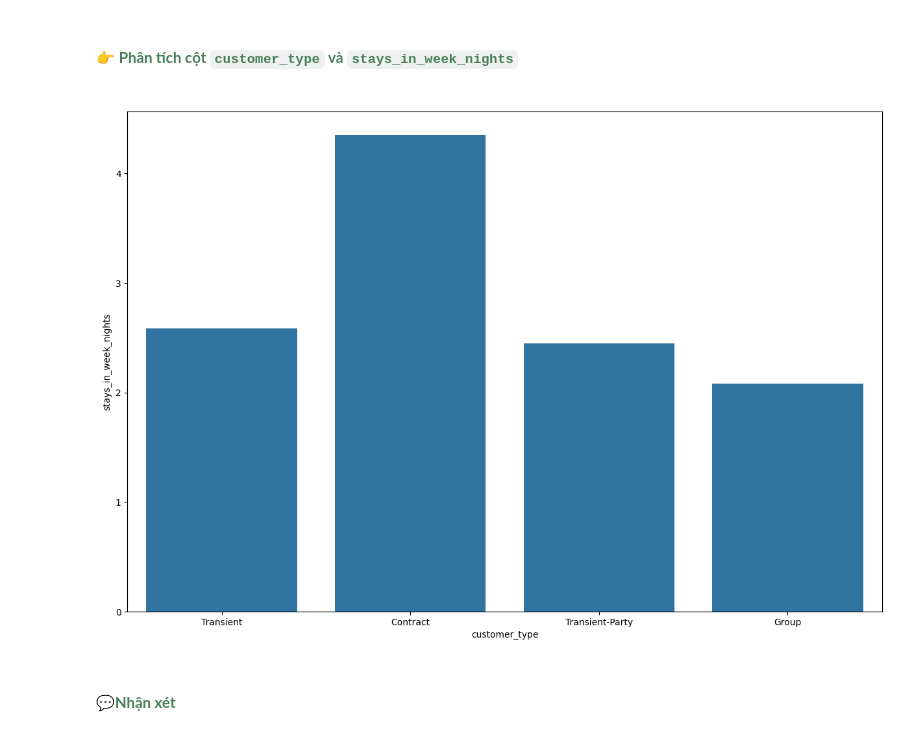
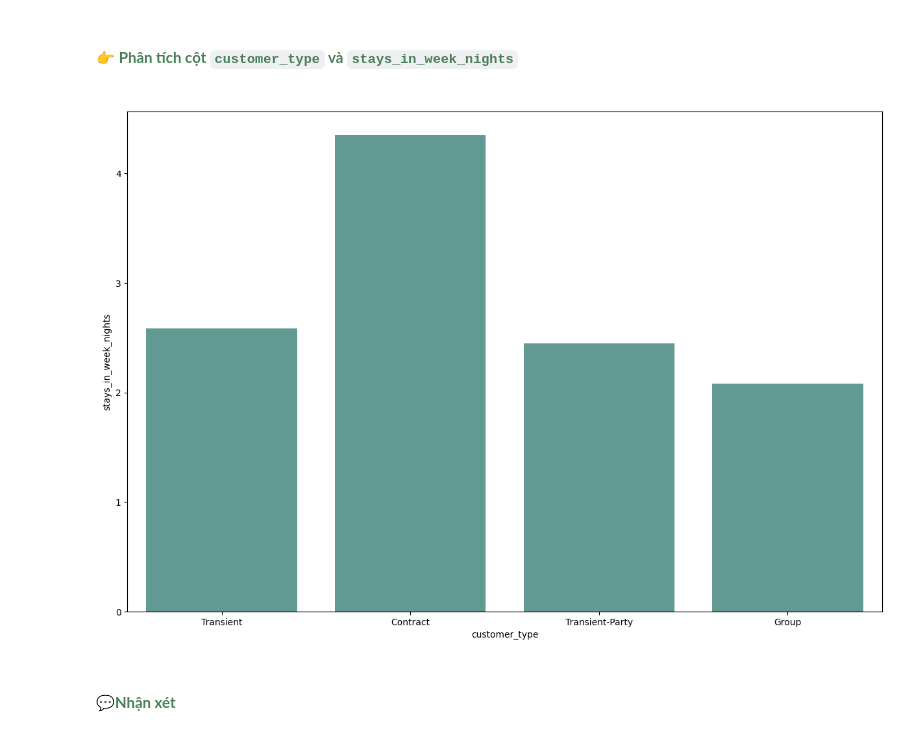
Before and after one commit to kolee1902/Data_Visualization_DoAnQuanHoa, a Jupyter notebook: Hotel_Booking.ipynb, the cells around one changed output. Saved outputs shown, nothing was run; the diff lists cells and outputs as text; code cells hidden in the pictures.

```diff
--- a/Hotel_Booking.ipynb
+++ b/Hotel_Booking.ipynb
@@ -547,8 +567,8 @@ sns.barplot(data=hotel_df, x='customer_type', y='days_in_waiting_list',errorbar=
  👉 **Phân tích cột `customer_type` và `stays_in_week_nights`**
 # %%
 plt.figure(figsize=(15, 10))
-sns.barplot(data=hotel_df, x='customer_type', y='stays_in_week_nights',errorbar=None);
+sns.barplot(data=hotel_df, x='customer_type', y='stays_in_week_nights',errorbar=None, color = '#58A399');
 # %% [output]
-[figure, old version]
+[figure, new version]
 # %% [markdown]
 <h2 style="color:#498059 ;font-size: 1em "><b>💬Nhận xét
```
Also changed, not shown: parts of 76 cells of this notebook.
